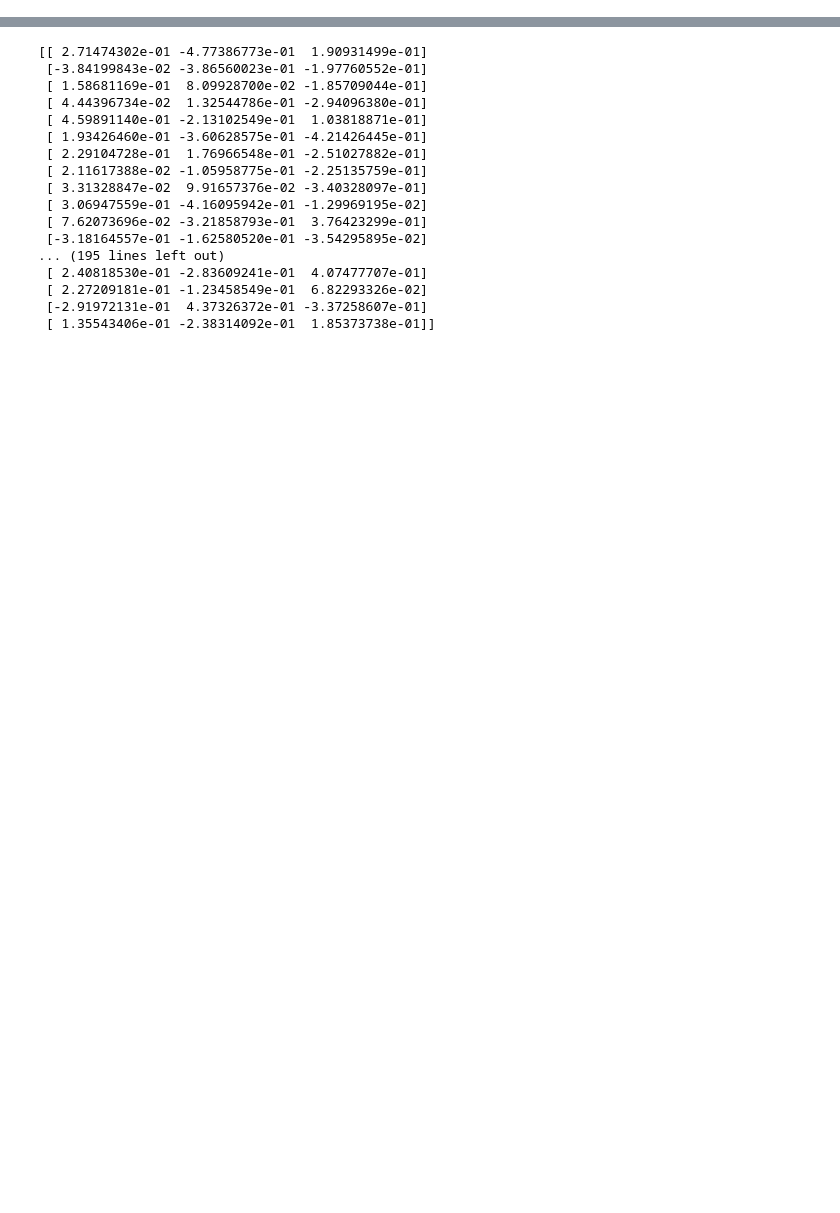
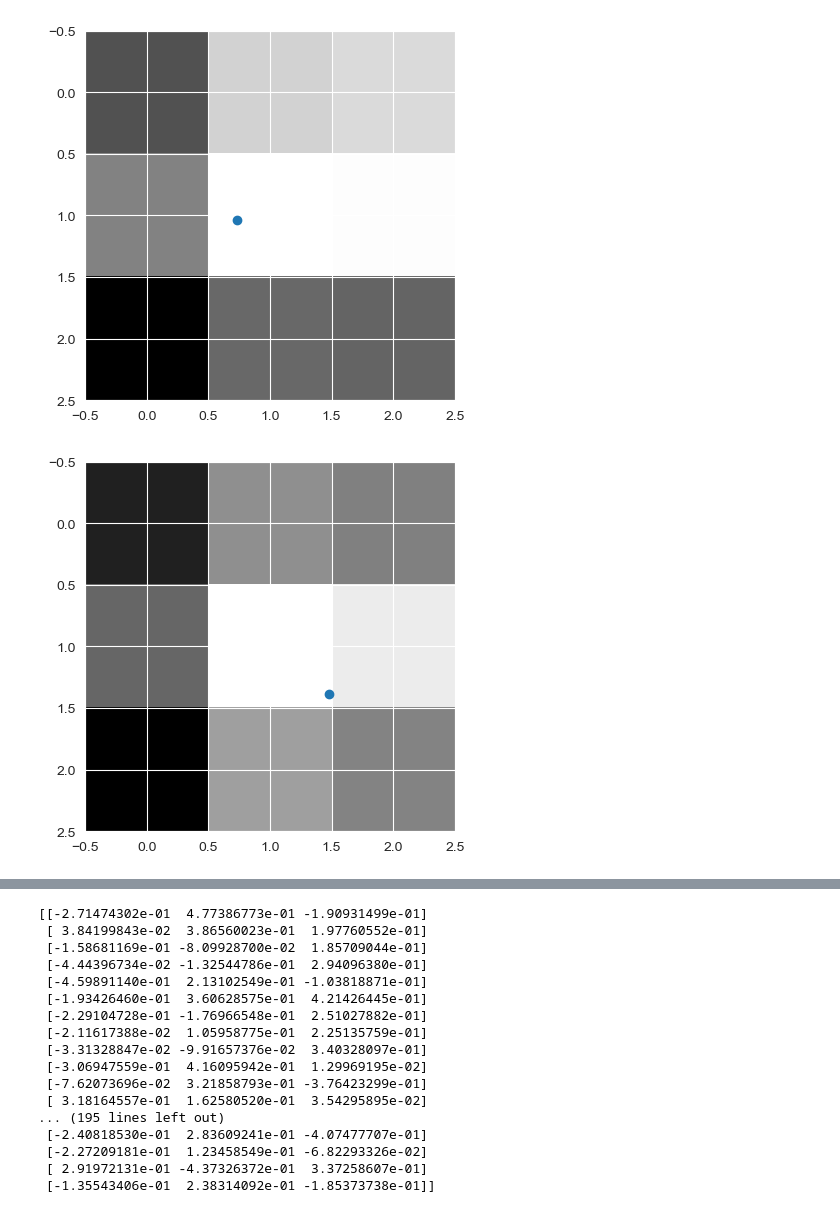
Before and after one commit to Harrison-Oatman/NucleiTracking, a Jupyter notebook: notebooks/subpixel_localization.ipynb, the cells around one changed output, grey strips where cells are left out. Cells and saved outputs as stored; diff of their text form; code cells hidden in the pictures; blank space fills up the shorter version.

```diff
--- a/notebooks/subpixel_localization.ipynb
+++ b/notebooks/subpixel_localization.ipynb
@@ -24,31 +24,38 @@ vals = v[pts[:, 0], pts[:, 1], pts[:, 2]]
 #     offsets = np.array([[i, j, k] for i in range(-1, 2) for j in range(-1, 2) for k in range(-1, 2)])
 #     indices = indices[:, np.newaxis, :] + offsets
 #     boxes = volume[indices[..., 0], indices[..., 1], indices[..., 2]]
 #     return boxes.reshape(-1, 3, 3, 3)
 #
 # subvols = extract_boxes(volume, pts)
 #
 # xmean = np.mean(subvols, axis=(2, 3))
 # ymean = np.mean(subvols, axis=(1, 3))
 # zmean = np.mean(subvols, axis=(1, 2))
 #
 # subpx = []
 #
 # for va in [xmean, ymean, zmean]:
 #     subpx.append((va[:, 2] - va[:, 0]) / (2 * (va[:, 0] + va[:, 2] - 2 * va[:, 1])))
 #
 # plt.hist(subpx[0], bins=100)
 
 sublocs = []
 for axis in [0, 1, 2]:
     xoff = np.arange(-1, 2)
     maskarr = np.array([0, 0, 0])
     maskarr[axis] = 1
     xrow = pts[:, np.newaxis, :] + xoff[np.newaxis, :, np.newaxis] * np.broadcast_arrays(maskarr, pts)[0][:, np.newaxis, :]
     xrow = np.moveaxis(xrow, -1, 0)
     rowvals = v[*xrow]
-    subpx = (rowvals[:, 2] - rowvals[:, 0]) / (2 * (rowvals[:, 0] + rowvals[:, 2] - 2 * rowvals[:, 1]))
+    subpx = (rowvals[:, 0] - rowvals[:, 2]) / (2 * (rowvals[:, 0] + rowvals[:, 2] - 2 * rowvals[:, 1]))
     sublocs.append(subpx)
 
+for pt, subpt in zip(pts[:5], sublocs):
+    plt.imshow(v[pt[0]-1: pt[0]+2, pt[1]-1:pt[1]+2, pt[2]], cmap="gray")
+    plt.scatter(subpt[0] + 1, subpt[1] + 1)
+    plt.show()
+
 print(np.stack(sublocs, -1))
 # %% [output]
+[figure, added]
+[figure, added]
@@ -55,17 +63,17 @@ print(np.stack(sublocs, -1))
-[[ 2.71474302e-01 -4.77386773e-01  1.90931499e-01]
- [-3.84199843e-02 -3.86560023e-01 -1.97760552e-01]
- [ 1.58681169e-01  8.09928700e-02 -1.85709044e-01]
- [ 4.44396734e-02  1.32544786e-01 -2.94096380e-01]
- [ 4.59891140e-01 -2.13102549e-01  1.03818871e-01]
- [ 1.93426460e-01 -3.60628575e-01 -4.21426445e-01]
- [ 2.29104728e-01  1.76966548e-01 -2.51027882e-01]
- [ 2.11617388e-02 -1.05958775e-01 -2.25135759e-01]
- [ 3.31328847e-02  9.91657376e-02 -3.40328097e-01]
- [ 3.06947559e-01 -4.16095942e-01 -1.29969195e-02]
- [ 7.62073696e-02 -3.21858793e-01  3.76423299e-01]
- [-3.18164557e-01 -1.62580520e-01 -3.54295895e-02]
+[[-2.71474302e-01  4.77386773e-01 -1.90931499e-01]
+ [ 3.84199843e-02  3.86560023e-01  1.97760552e-01]
+ [-1.58681169e-01 -8.09928700e-02  1.85709044e-01]
+ [-4.44396734e-02 -1.32544786e-01  2.94096380e-01]
+ [-4.59891140e-01  2.13102549e-01 -1.03818871e-01]
+ [-1.93426460e-01  3.60628575e-01  4.21426445e-01]
+ [-2.29104728e-01 -1.76966548e-01  2.51027882e-01]
+ [-2.11617388e-02  1.05958775e-01  2.25135759e-01]
+ [-3.31328847e-02 -9.91657376e-02  3.40328097e-01]
+ [-3.06947559e-01  4.16095942e-01  1.29969195e-02]
+ [-7.62073696e-02  3.21858793e-01 -3.76423299e-01]
+ [ 3.18164557e-01  1.62580520e-01  3.54295895e-02]
 ... (195 lines left out)
- [ 2.40818530e-01 -2.83609241e-01  4.07477707e-01]
- [ 2.27209181e-01 -1.23458549e-01  6.82293326e-02]
- [-2.91972131e-01  4.37326372e-01 -3.37258607e-01]
- [ 1.35543406e-01 -2.38314092e-01  1.85373738e-01]]
+ [-2.40818530e-01  2.83609241e-01 -4.07477707e-01]
+ [-2.27209181e-01  1.23458549e-01 -6.82293326e-02]
+ [ 2.91972131e-01 -4.37326372e-01  3.37258607e-01]
+ [-1.35543406e-01  2.38314092e-01 -1.85373738e-01]]
```
Also changed, not shown: parts of 1 cell of this notebook.
